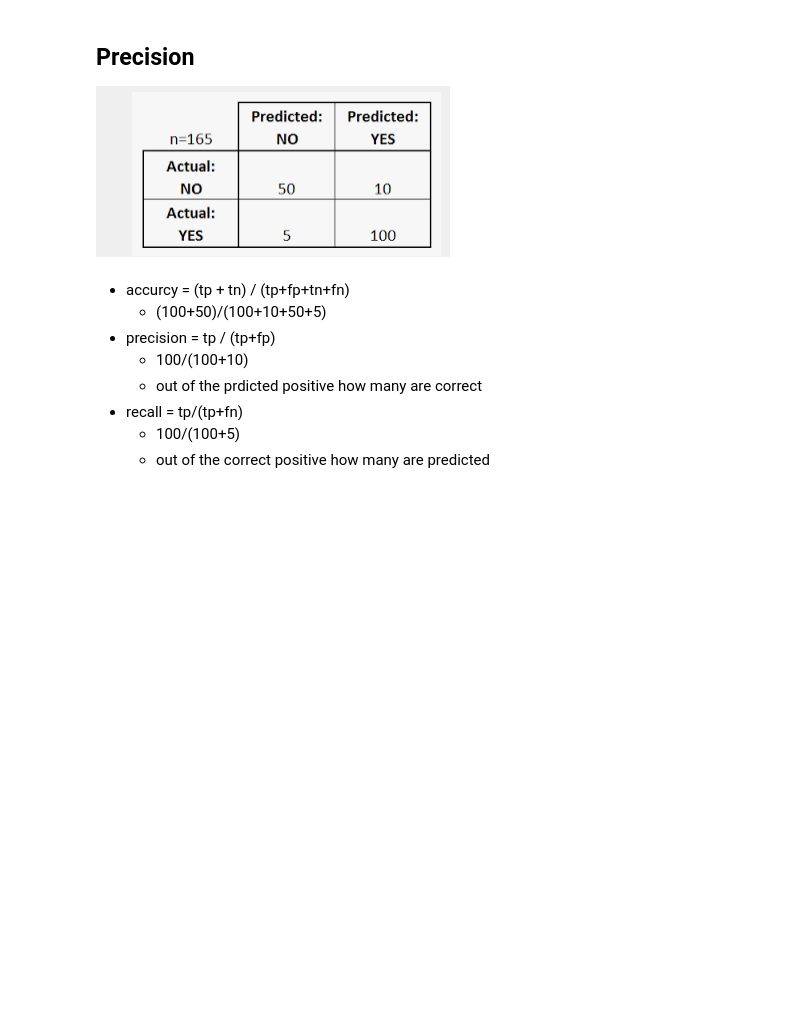
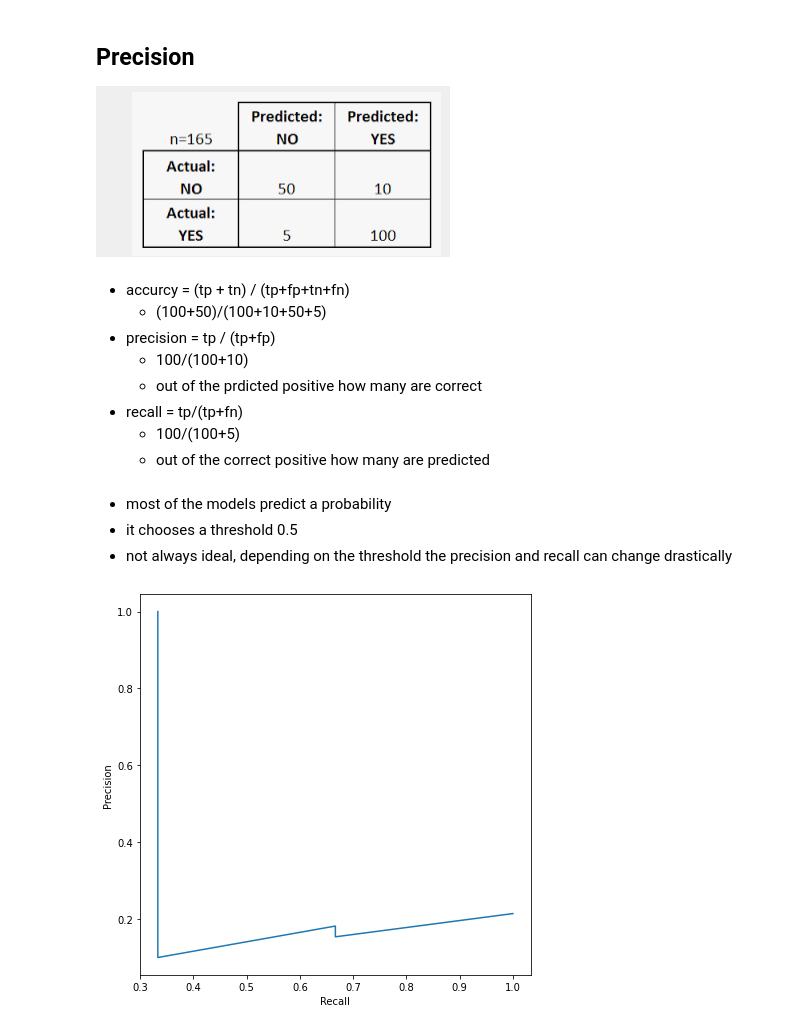
Before and after one commit to aneeshcheriank/approaching-any-machine-learning-problem, a Jupyter notebook: Evaluation_Metrics.ipynb, the cells around one changed output. Drawn from its saved outputs; the diff is of its cells as text; code cells hidden in the pictures; blank space fills up the shorter version.

```diff
--- a/Evaluation_Metrics.ipynb
+++ b/Evaluation_Metrics.ipynb
@@ -62,3 +62,7 @@ def accuracy(y_true, y_pred):
 - recall = tp/(tp+fn)
   - 100/(100+5)
   - out of the correct positive how many are predicted
+# %% [markdown]
+- most of the models predict a probability
+- it chooses a threshold 0.5
+- not always ideal, depending on the threshold the precision and recall can change drastically
@@ -64,0 +90,50 @@ def accuracy(y_true, y_pred):
+# %%
+def confusion_metrics(y_true, y_pred):
+
+  tp = 0
+  tn = 0
+  fp = 0
+  fn = 0
+
+  for y_t, y_p in zip(y_true, y_pred):
+
+    if y_p == 1: #
+      if y_t == y_p:
+        tp += 1
+      else:
+        fp += 1
+
+    if y_p == 0:
+      if y_t == y_p:
+        tn += 1
+      else:
+        fn += 1
+
+  return (tp, tn, fp, fn)
+
+def precision(y_true, y_pred):
+  tp, tn, fp, fn = confusion_metrics(y_true, y_pred)
+  return tp /(tp + fp)
+
+def recall(y_true, y_pred):
+  tp, tn, fp, fn = confusion_metrics(y_true, y_pred)
+  return tp /(tp + fn)
+
+
+for i in thresholds:
+  temp_prediction = [1 if x>= i else 0 for x in y_pred]
+
+  p = precision(y_true, temp_prediction)
+  r = recall(y_true, temp_prediction)
+
+  precisions.append(p)
+  recalls.append(r)
+
+
+import matplotlib.pyplot as plt
+plt.figure(figsize=(7, 7))
+plt.plot(recalls, precisions)
+plt.xlabel('Recall')
+plt.ylabel('Precision');
+# %% [output]
+[figure, added]
```
Also changed, not shown: parts of 7 cells of this notebook.
